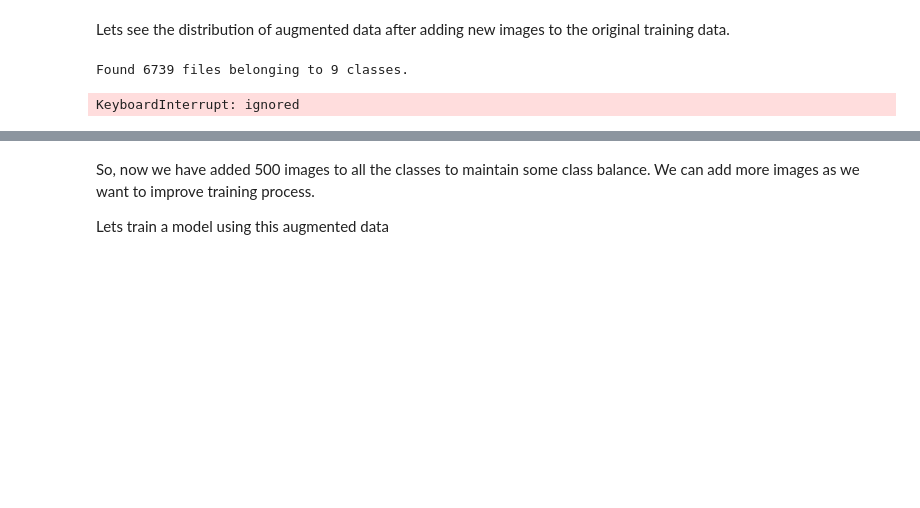
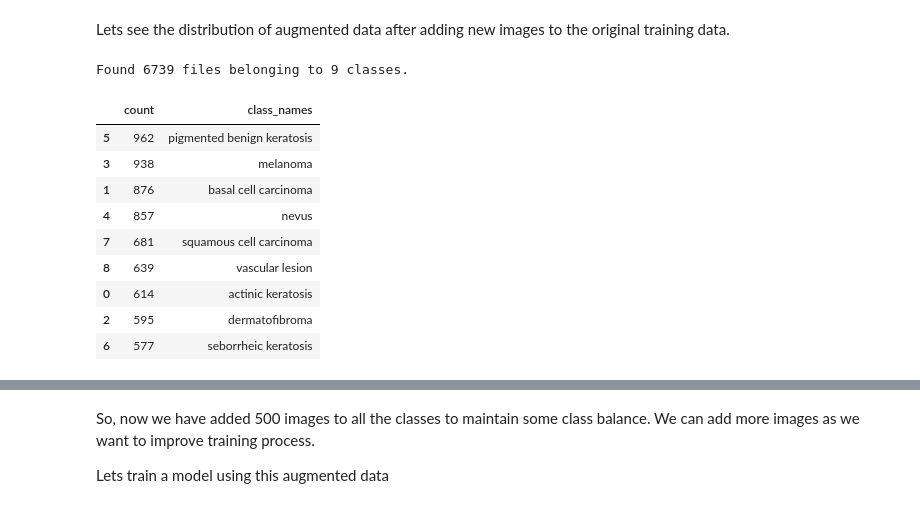
Before and after one commit to jawad360/epgp-course-assignment-melanoma-detection, a Jupyter notebook: jawad_sonalkar_nn.ipynb, the cells around one changed output, grey strips where cells are left out. Saved outputs shown, nothing was run; the diff lists cells and outputs as text; code cells hidden in the pictures; blank space fills up the shorter version.

```diff
--- a/jawad_sonalkar_nn.ipynb
+++ b/jawad_sonalkar_nn.ipynb
@@ -448,10 +457,21 @@ Found 6739 files belonging to 9 classes.
 # %%
 dataset_unbatched = tuple(post_augment_ds.unbatch())
 labels = []
 for (image,label) in dataset_unbatched:
     labels.append(label.numpy())
 labels = pd.Series(labels)
 count = labels.value_counts()
-print(count)
+class_dist_aug_df = pd.DataFrame(count, columns=["count"])
+class_dist_aug_df["class_names"] = class_dist_aug_df.index.map(lambda x: class_names[x])
+class_dist_aug_df
 # %% [output]
-KeyboardInterrupt: ignored
+|  | count | class_names |
+| 5 | 962 | pigmented benign keratosis |
+| 3 | 938 | melanoma |
+| 1 | 876 | basal cell carcinoma |
+| 4 | 857 | nevus |
+| 7 | 681 | squamous cell carcinoma |
+| 8 | 639 | vascular lesion |
+| 0 | 614 | actinic keratosis |
+| 2 | 595 | dermatofibroma |
+| 6 | 577 | seborrheic keratosis |
```
Also changed, not shown: parts of 15 cells of this notebook.
